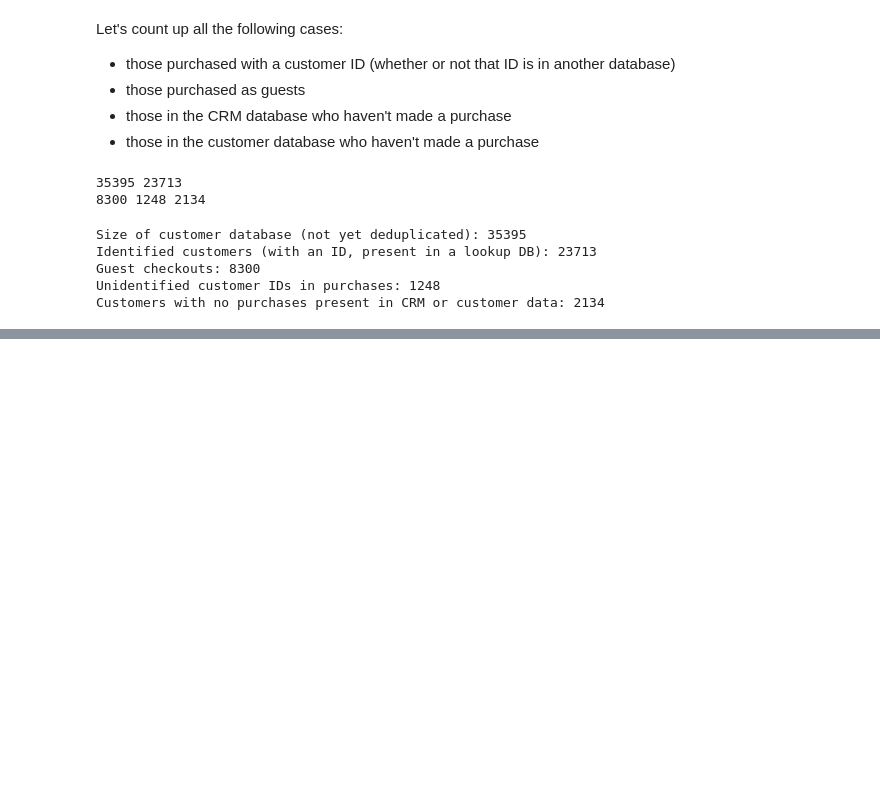
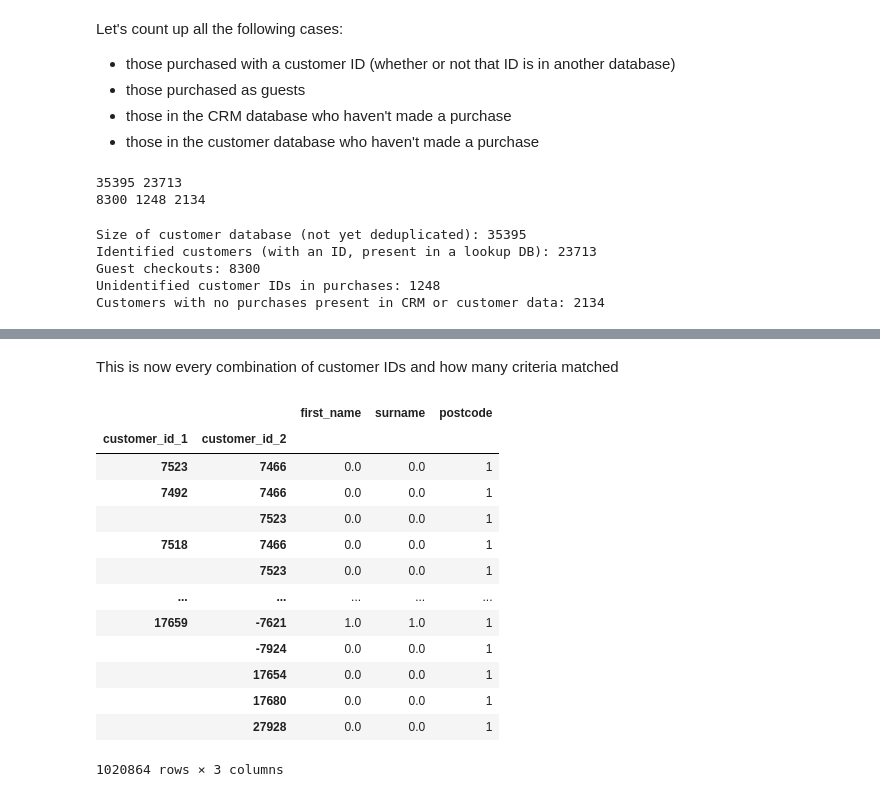
Before and after one commit to kbattish/Real-Life-Data-Analysis-Projects, a Jupyter notebook: customer-data-modeling/notebooks/customer_data_modeling.ipynb, the cells around one changed output, grey strips where cells are left out. Saved outputs shown, nothing was run; the diff lists cells and outputs as text; code cells hidden in the pictures; blank space fills up the shorter version.

```diff
--- a/customer-data-modeling/notebooks/customer_data_modeling.ipynb
+++ b/customer-data-modeling/notebooks/customer_data_modeling.ipynb
@@ -639,0 +724,11 @@ assert len(all_customers) == len(identified_customers) + len(guests) + len(custo
+# %%
+def remove_own_record(row):
+    ids = list(row["other_customer_ids"])
+    ids.remove(row["customer_id"])
+    return ids
+
+all_customers.loc[all_customers["other_customer_ids"].notnull(), "duplicate_customer_ids"] = (
+    all_customers[all_customers["other_customer_ids"].notnull()].apply(remove_own_record, axis=1)
+)
+
+all_customers[all_customers["other_customer_ids"].notnull()].head()
@@ -639,0 +804,19 @@ assert len(all_customers) == len(identified_customers) + len(guests) + len(custo
+# %% [markdown]
+This is now every combination of customer IDs and how many criteria matched
+# %%
+compare_vectors
+# %% [output]
+|  |  | first_name | surname | postcode |
+| customer_id_1 | customer_id_2 |  |  |  |
+| 7523 | 7466 | 0.0 | 0.0 | 1 |
+| 7492 | 7466 | 0.0 | 0.0 | 1 |
+|  | 7523 | 0.0 | 0.0 | 1 |
+| 7518 | 7466 | 0.0 | 0.0 | 1 |
+|  | 7523 | 0.0 | 0.0 | 1 |
+| ... | ... | ... | ... | ... |
+| 17659 | -7621 | 1.0 | 1.0 | 1 |
+|  | -7924 | 0.0 | 0.0 | 1 |
+|  | 17654 | 0.0 | 0.0 | 1 |
+|  | 17680 | 0.0 | 0.0 | 1 |
+|  | 27928 | 0.0 | 0.0 | 1 |
+1020864 rows × 3 columns
```
Also changed, not shown: parts of 31 cells of this notebook, 1 other file.
